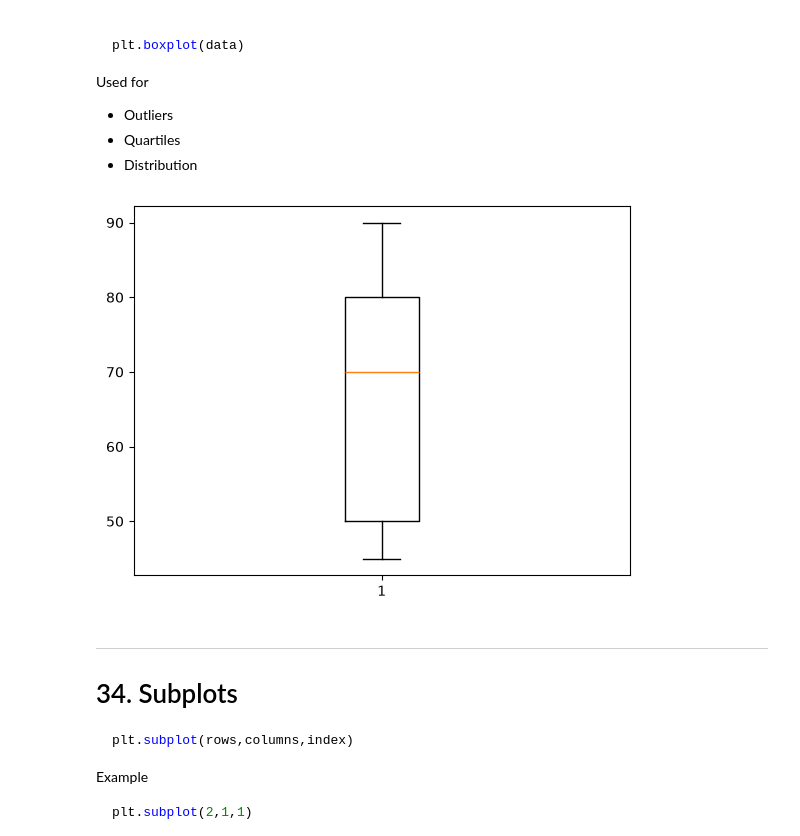
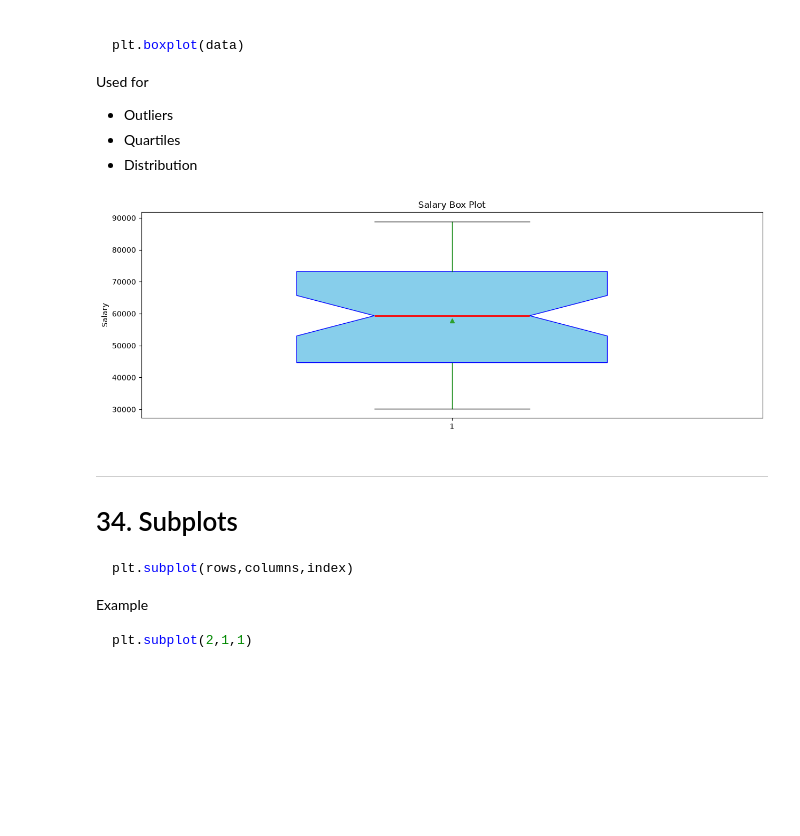
Before and after one commit to gauravkumar902704/AI-Mastery, a Jupyter notebook: 1. Python/4. Libraries/3. Matplotlib/1. Matplotlib_Tutorial.ipynb, the cells around one changed output. Saved outputs shown, nothing was run; the diff lists cells and outputs as text; code cells hidden in the pictures; blank space fills up the shorter version.

````diff
--- a/1. Python/4. Libraries/3. Matplotlib/1. Matplotlib_Tutorial.ipynb
+++ b/1. Python/4. Libraries/3. Matplotlib/1. Matplotlib_Tutorial.ipynb
@@ -118,13 +120,12 @@ Create plot
 Display plot
 ```
 # %%
-from pathlib import Path
 import pandas as pd
 
 
 
-path = Path("../2. Pandas/Datasets/Sample_Data.xlsx")
+path = (r"..\0. Datasets\1. Sample Datasets for practicing\Sample Dataset.csv")
 
-df = pd.read_excel(path)
+df = pd.read_csv(path,index_col=0)
 
 df.head()
@@ -708,10 +998,30 @@ Used for
 * Quartiles
 * Distribution
 # %%
-plt.boxplot(marks)
+# Total Salary of Each Department
+data = df['Salary']
+plt.figure(figsize=(15,5))
+plt.boxplot(
+    data,
+    orientation='vertical',
+    patch_artist=True,
+    widths=0.5,
+    showmeans=True,
+    showfliers=True,
+    notch=True,
+    boxprops=dict(facecolor='skyblue',color='blue'),
+    medianprops=dict(color='red',linewidth=2),
+    whiskerprops=dict(color='green'),
+    capprops=dict(color='black'),
+    flierprops=dict(marker='o',markerfacecolor='red',markersize=8)
+)
+plt.title("Salary Box Plot")
+plt.ylabel("Salary")
+plt.savefig("Salary_Box_Plot.pdf")
+
 plt.show()
 # %% [output]
-[figure, old version]
+[figure, new version]
 # %% [markdown]
 
 ---
````
Also changed, not shown: parts of 25 cells of this notebook, 6 other files.
